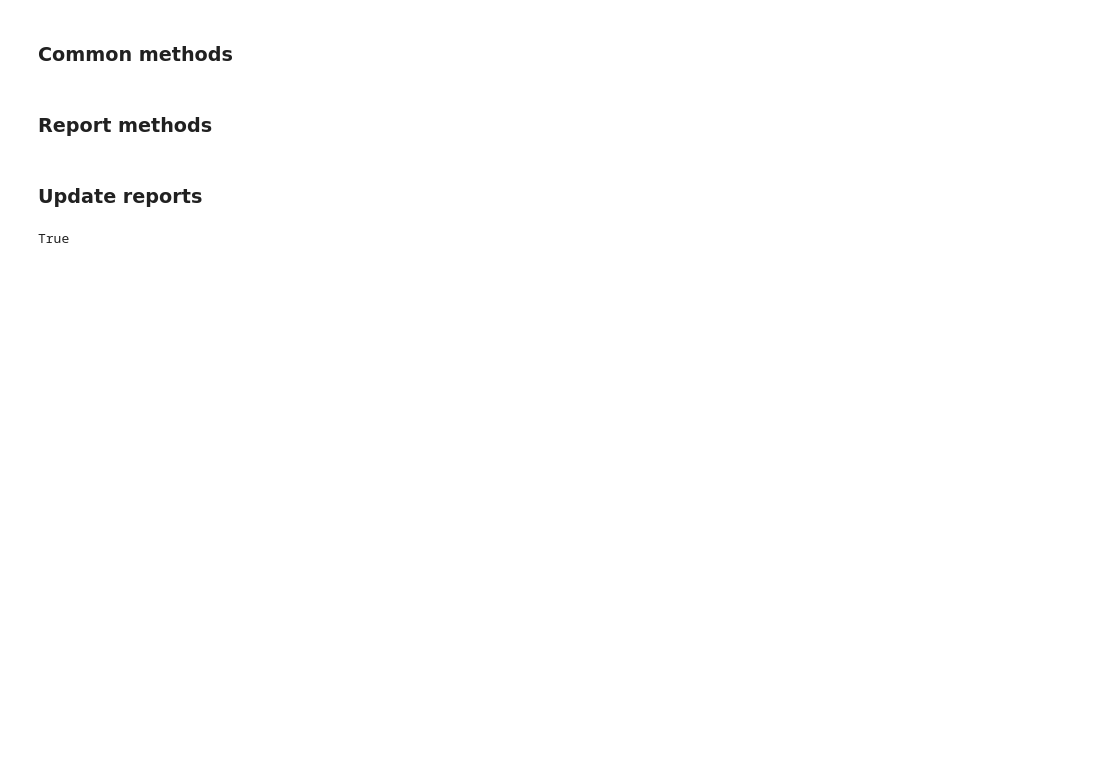
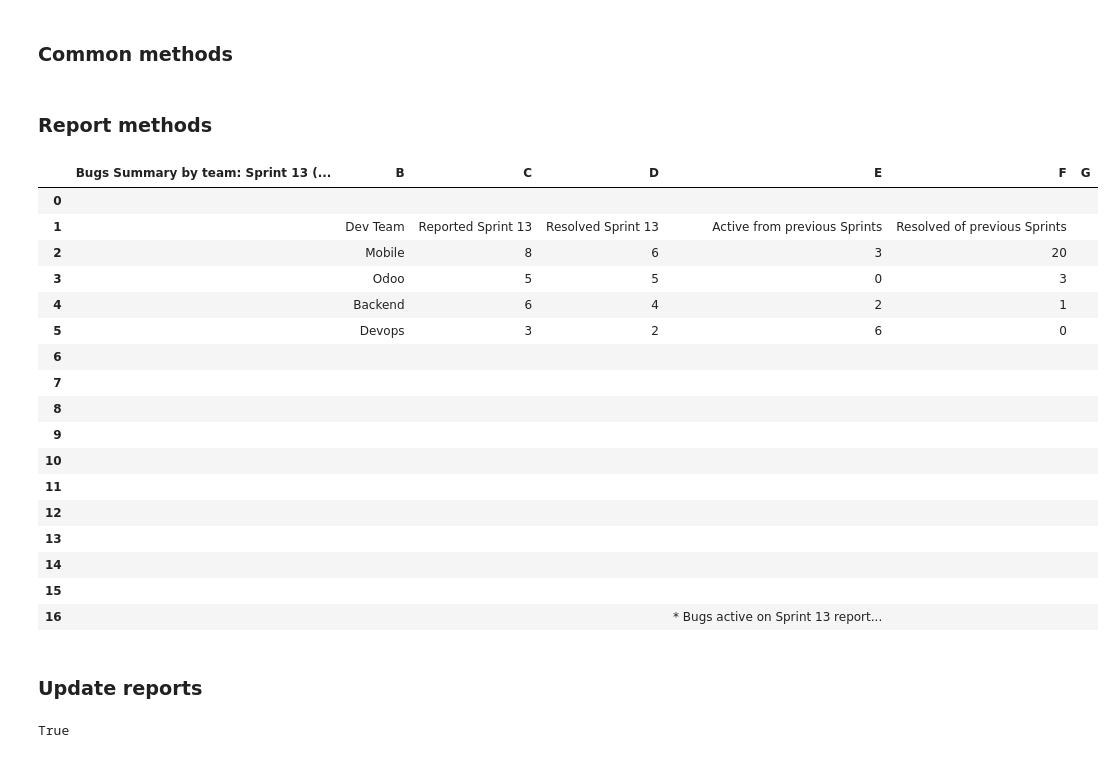
Before and after one commit to soldelv/bugs-test-reports-python, a Jupyter notebook: QA_Test_Reports.ipynb, the cells around one changed output. Drawn from its saved outputs; the diff is of its cells as text; code cells hidden in the pictures; blank space fills up the shorter version.

Commit message:
Added reports by team devs

```diff
--- a/QA_Test_Reports.ipynb
+++ b/QA_Test_Reports.ipynb
@@ -49,7 +57,6 @@ def update_spreadsheet(dataframe,document,nombre_pestaña):
 # %%
 # Replace these with your actual values
 JIRA_SERVER = "https://jitips.atlassian.net"
-API_TOKEN = "ATATT3xFfGF0wgPfb60drnoLIvHP5QJxRKWdXjEdK6Rz48tFPNd5PS3I0H7RYGxu21qd0GWEZ0Z9QtuASsNlpeY4UBZTnmQQhG2JpB37vGkVf8qCfBBf0EtrfdcYw0PAtULIITP7T1vROXUV5_Gzvzlm8fXtoqxI6kbLV2A2u6ase9wXtWTVj4Y=9E92A8EA"
 EMAIL = "sol.delvalle@jitips.com"
 # %%
 # Create a JIRA client
@@ -87,3 +82,11 @@ def get_end_date(input_date, days):
+# %%
+def get_sprint_end_date(input_date):
+    date_obj = datetime.strptime(input_date, '%Y-%m-%d')
+    end_date = date_obj + timedelta(days=1)
+
+    end_date = end_date.strftime('%Y-%m-%d')
+
+    return end_date
 # %%
 def get_sprint(sprint_number):
     sprint_id = sprint_number+2
@@ -300,0 +352,23 @@ def update_daily_report(sprint):
+# %%
+dev_teams =dev_team_reports(13)
+# %%
+dev_teams
+# %% [output]
+|  | Bugs Summary by team: Sprint 13 (... | B | C | D | E | F | G |
+| 0 |  |  |  |  |  |  |  |
+| 1 |  | Dev Team | Reported Sprint 13 | Resolved Sprint 13 | Active from previous Sprints | Resolved of previous Sprints |  |
+| 2 |  | Mobile | 8 | 6 | 3 | 20 |  |
+| 3 |  | Odoo | 5 | 5 | 0 | 3 |  |
+| 4 |  | Backend | 6 | 4 | 2 | 1 |  |
+| 5 |  | Devops | 3 | 2 | 6 | 0 |  |
+| 6 |  |  |  |  |  |  |  |
+| 7 |  |  |  |  |  |  |  |
+| 8 |  |  |  |  |  |  |  |
+| 9 |  |  |  |  |  |  |  |
+| 10 |  |  |  |  |  |  |  |
+| 11 |  |  |  |  |  |  |  |
+| 12 |  |  |  |  |  |  |  |
+| 13 |  |  |  |  |  |  |  |
+| 14 |  |  |  |  |  |  |  |
+| 15 |  |  |  |  |  |  |  |
+| 16 |  |  |  |  | * Bugs active on Sprint 13 report... |  |  |
```
Also changed, not shown: parts of 9 cells of this notebook, 2 other files.
